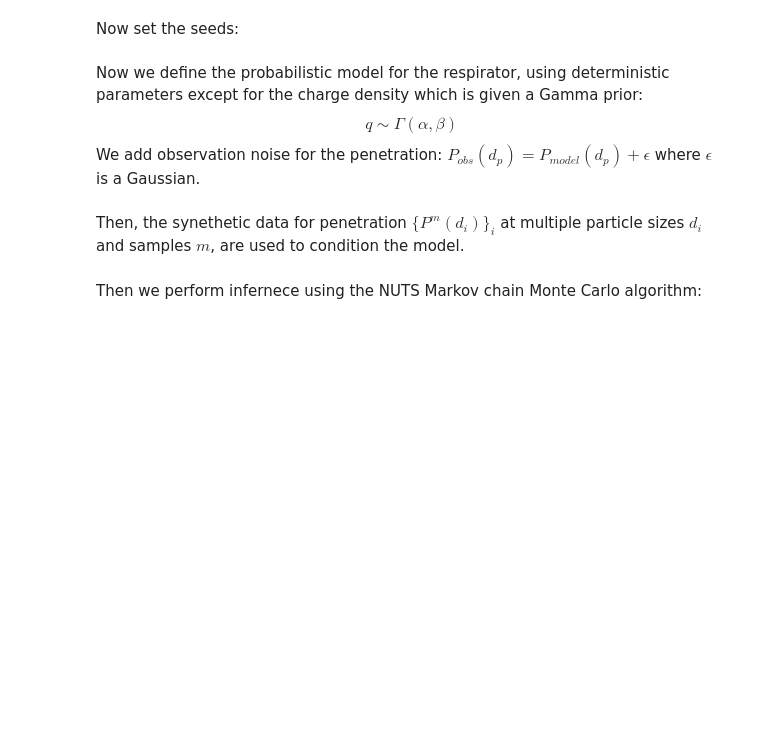
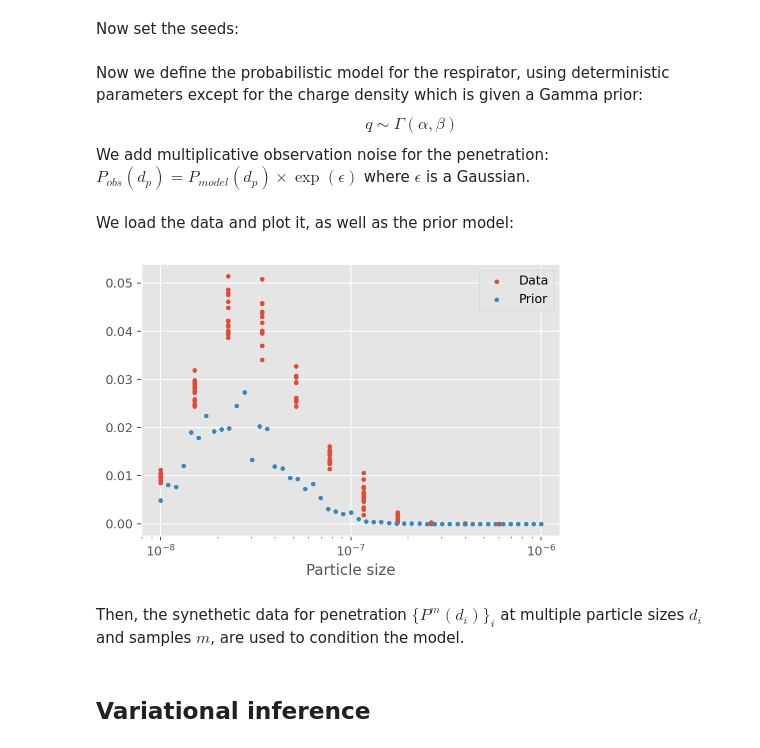
Before and after one commit to ManifoldFR/mask-degradation, a Jupyter notebook: inference_example.ipynb, the cells around one changed output. Cells and saved outputs as stored; diff of their text form; code cells hidden in the pictures; blank space fills up the shorter version.

Commit message:
more synthetic data, clean up SVI example

```diff
--- a/inference_example.ipynb
+++ b/inference_example.ipynb
@@ -27,6 +34,6 @@ Now we define the probabilistic model for the respirator, using deterministic pa
 $$
     q \sim \Gamma(\alpha, \beta)
 $$
-We add observation noise for the penetration: $P_{obs}(d_p) = P_{model}(d_p) + \epsilon$ where $\epsilon$ is a Gaussian.
+We add multiplicative observation noise for the penetration: $P_{obs}(d_p) = P_{model}(d_p)\times \exp(\epsilon)$ where $\epsilon$ is a Gaussian.
 # %%
 # prior distribution on q
@@ -57,2 +63,30 @@ def get_profile(diameters):
+# %%
+# Particle size range
+particle_diam = torch.linspace(math.log(10), math.log(1000), 51)
+particle_diam.exp_()
+particle_diam.mul_(constants.nano);
+# %% [markdown]
+We load the data and plot it, as well as the prior model:
+# %%
+import pandas as pd
+import json
+
+# Load the data
+filename = "data/synthetic_respA_batch15.csv"
+perf_data = pd.read_csv(filename, index_col=0)
+data_diameters = torch.from_numpy(perf_data.index.values)
+perf_data = torch.from_numpy(perf_data.values).T
+
+with open("data/synthetic_summary.json") as f:
+    metadata = json.load(f)[filename]
+
+plt.scatter(data_diameters.repeat(perf_data.shape[0], 1),
+            perf_data, s=10, label="Data")
+plt.scatter(particle_diam, model(particle_diam)[0].detach(), s=10, label="Prior")
+plt.xlabel('Particle size')
+plt.legend()
+plt.xscale('log')
+# %% [output]
+[figure, added]
 # %% [markdown]
 Then, the synethetic data for penetration $\{P^m(d_i)\}_i$ at multiple particle sizes $d_i$ and samples $m$, are used to condition the model.
@@ -75,2 +92,0 @@ with pyro.plate("data", perf_data.shape[0], dim=-2):
-# %% [markdown]
-Then we perform infernece using the NUTS Markov chain Monte Carlo algorithm:
@@ -76,0 +97,2 @@ Then we perform infernece using the NUTS Markov chain Monte Carlo algorithm:
+# %% [markdown]
+## Variational inference
```
Also changed, not shown: parts of 30 cells of this notebook, 13 other files.
